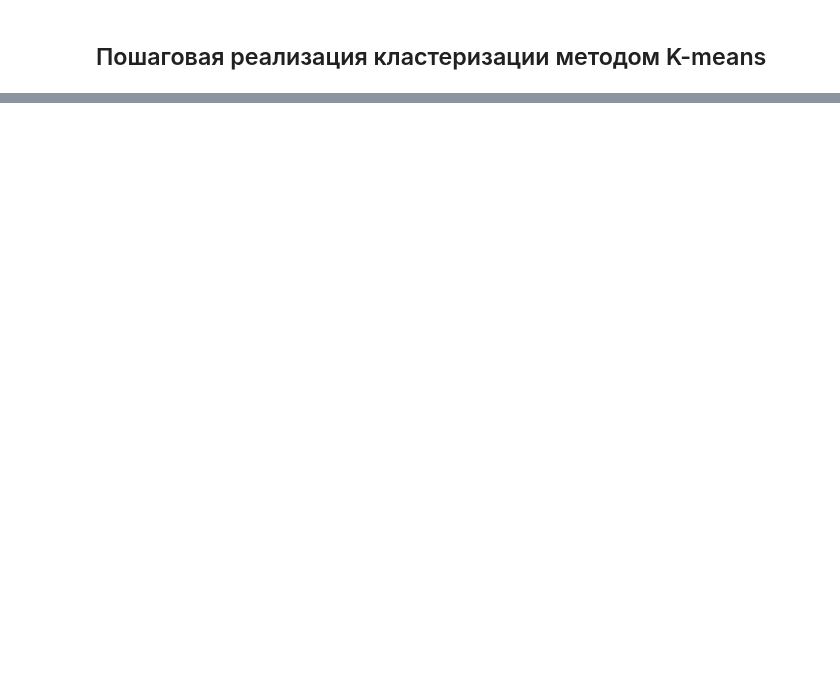
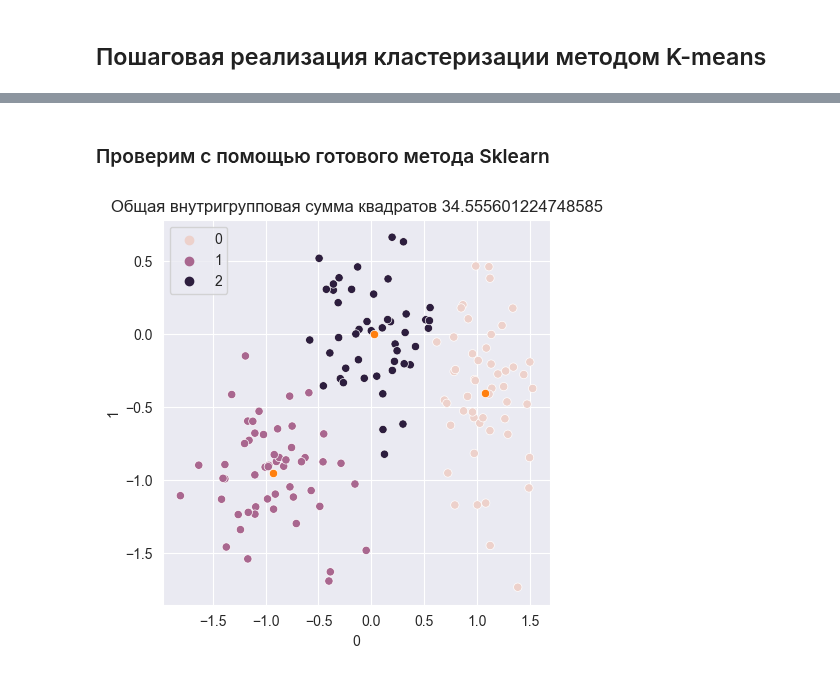
Before and after one commit to betelgeus/study, a Jupyter notebook: statistics/K-means_example.ipynb, the cells around one changed output, grey strips where cells are left out. Cells and saved outputs as stored; diff of their text form; code cells hidden in the pictures; blank space fills up the shorter version.

```diff
--- a/statistics/K-means_example.ipynb
+++ b/statistics/K-means_example.ipynb
@@ -79,0 +90,14 @@ plt.show()
+# %% [markdown]
+### Проверим с помощью готового метода Sklearn
+# %%
+kmeans = KMeans(n_clusters=3).fit(X)
+cluster_centers = kmeans.cluster_centers_
+X_sk = pd.concat([pd.DataFrame(X), pd.DataFrame(kmeans.predict(X), columns=[2])], axis=1)
+# %%
+plt.figure(figsize=(5, 5))
+plt.title(f'Общая внутригрупповая сумма квадратов {kmeans.inertia_}')
+scatterplot(X_sk, x=0, y=1, hue=2)
+scatterplot(pd.DataFrame(cluster_centers), x=0, y=1)
+plt.show()
+# %% [output]
+[figure, added]
```
Also changed, not shown: parts of 4 cells of this notebook.
